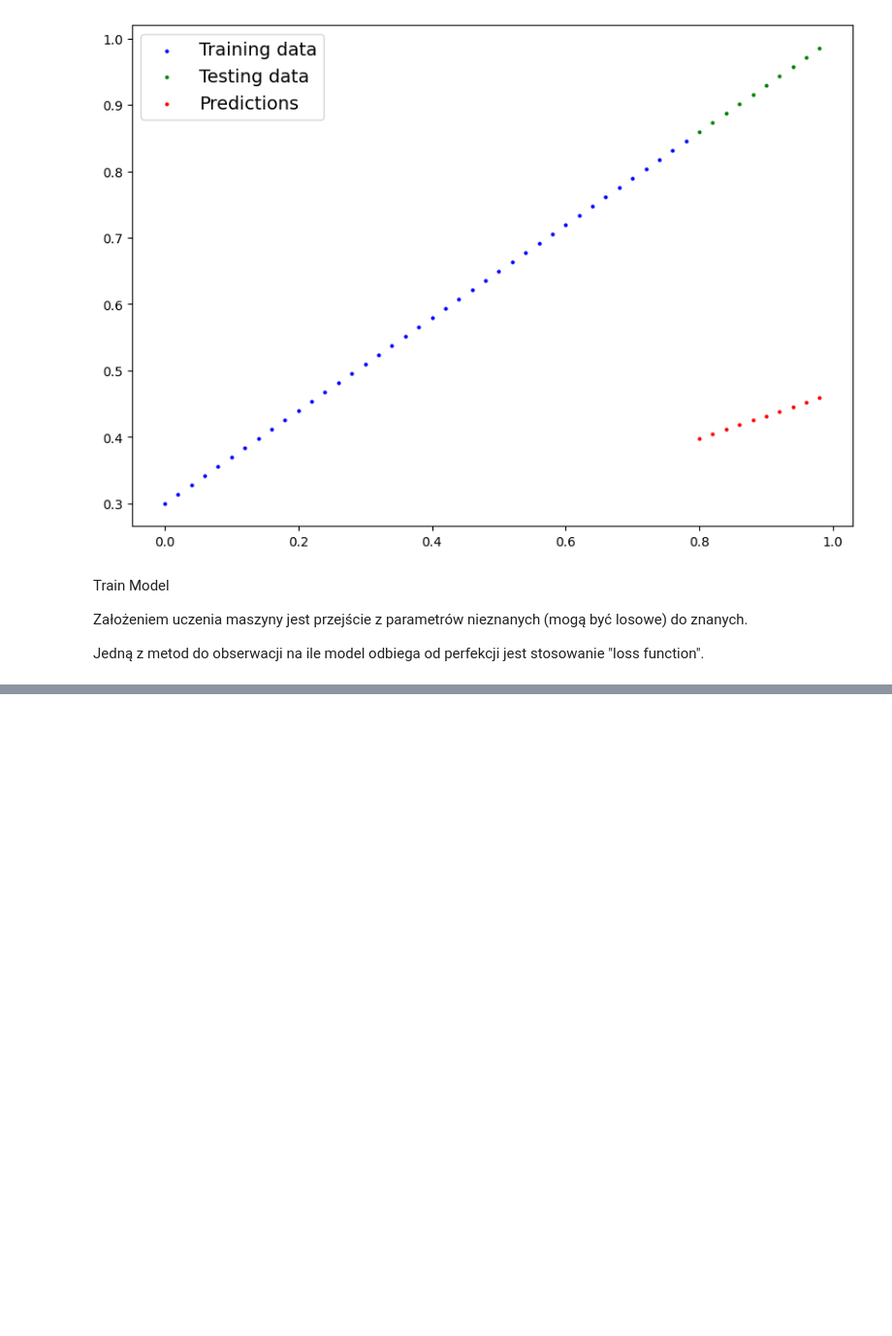
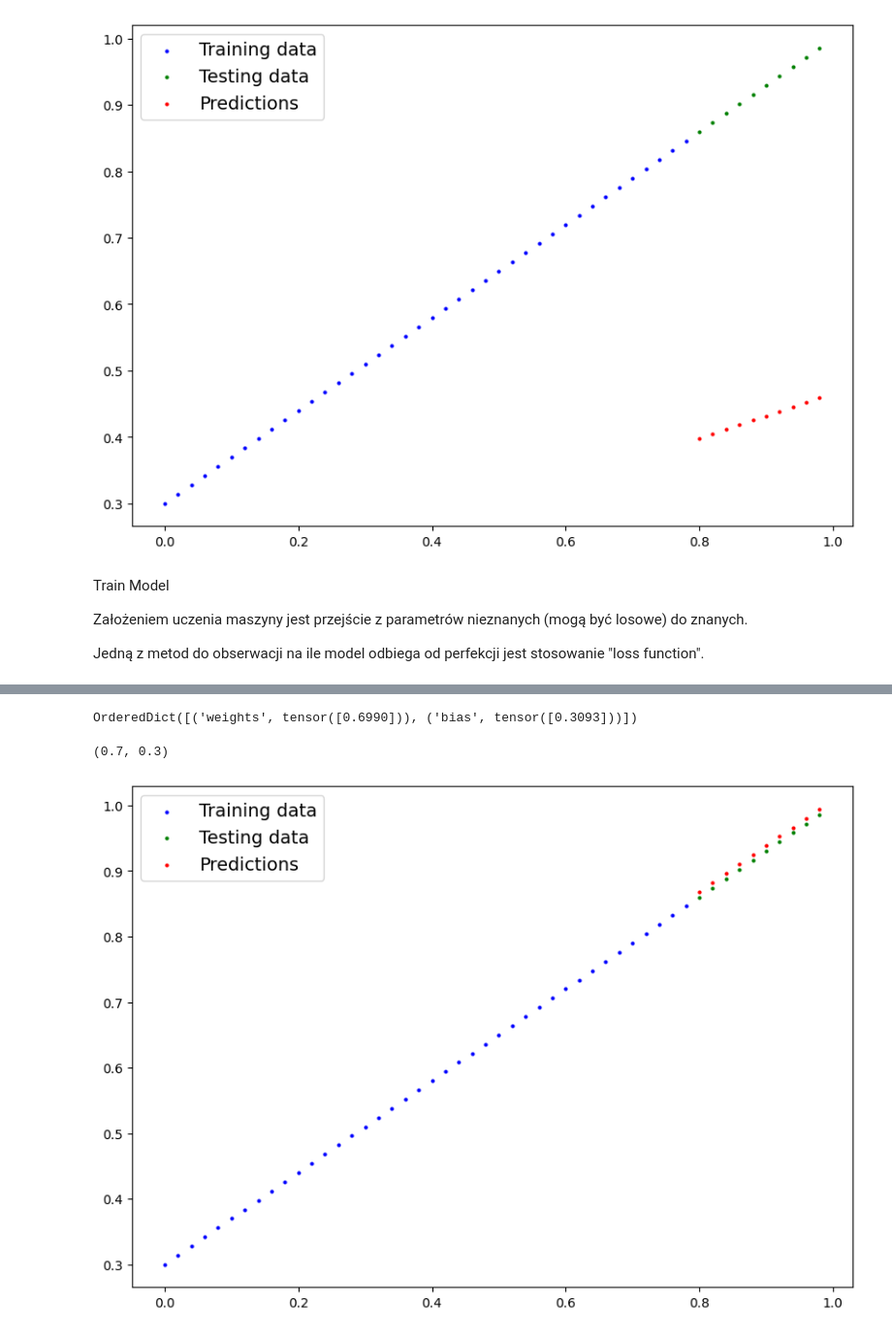
Before and after one commit to Julian268398/CNN_Tenis, a Jupyter notebook: pytorch.ipynb, the cells around one changed output, grey strips where cells are left out. Shown: that part at 97% size. Cells and saved outputs as stored; diff of their text form; code cells hidden in the pictures; blank space fills up the shorter version.

```diff
--- a/pytorch.ipynb
+++ b/pytorch.ipynb
@@ -147,0 +155,5 @@ Potrzebne do wytrenowania modelu:
+# %%
+# loss function
+loss_fn = nn.L1Loss()
+
+loss_fn
@@ -147,0 +162,4 @@ Potrzebne do wytrenowania modelu:
+# %%
+# optimizer
+optimizer = torch.optim.SGD(params=model_0.parameters(),
+                            lr=0.01) # learning rate <- im większe tym bardziej zmienia parametry
@@ -147,0 +235,15 @@ Potrzebne do wytrenowania modelu:
+# %%
+model_0.state_dict()
+# %% [output]
+OrderedDict([('weights', tensor([0.6990])), ('bias', tensor([0.3093]))])
+# %%
+weight, bias
+# %% [output]
+(0.7, 0.3)
+# %%
+with torch.inference_mode():
+    y_preds_new = model_0(x_test)
+# %%
+plot_predictions(predictions=y_preds_new)
+# %% [output]
+[figure, added]
```
Also changed, not shown: parts of 40 cells of this notebook, 3 other files.
